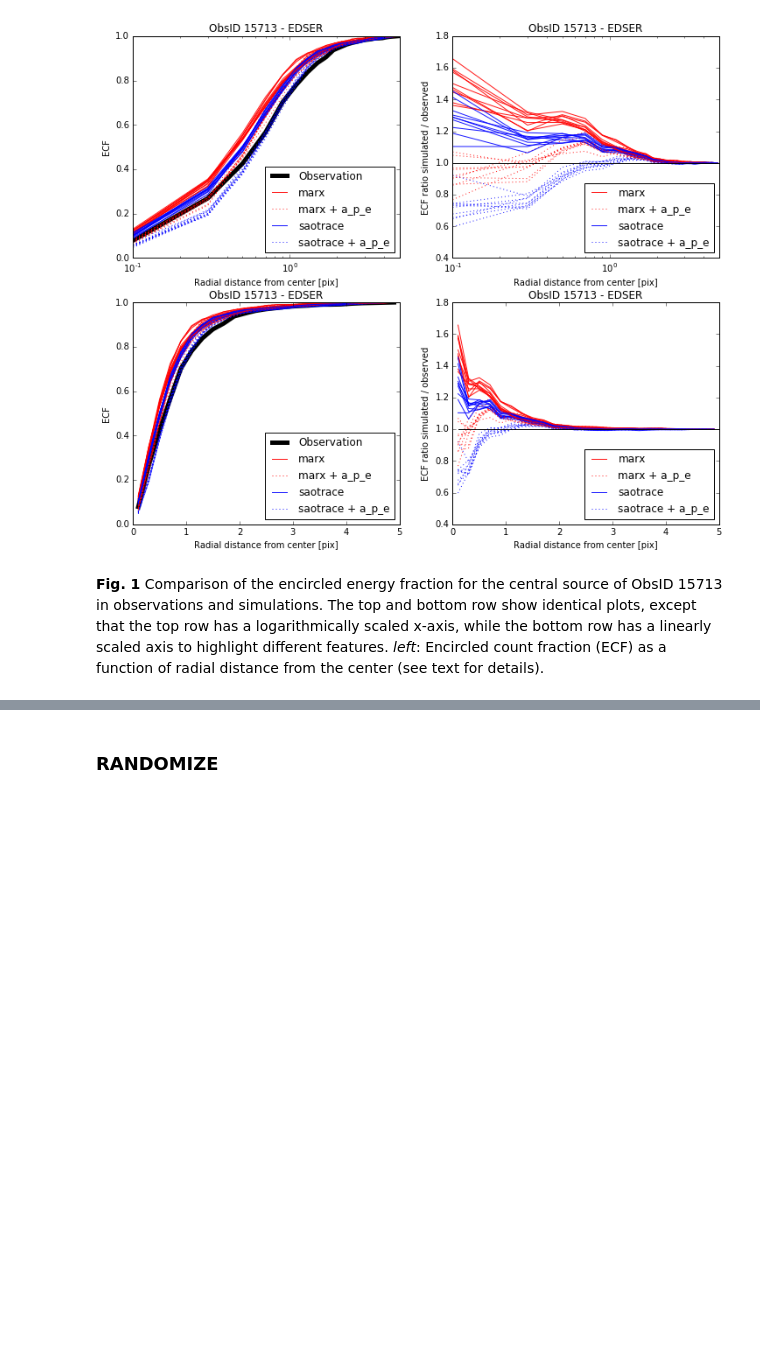
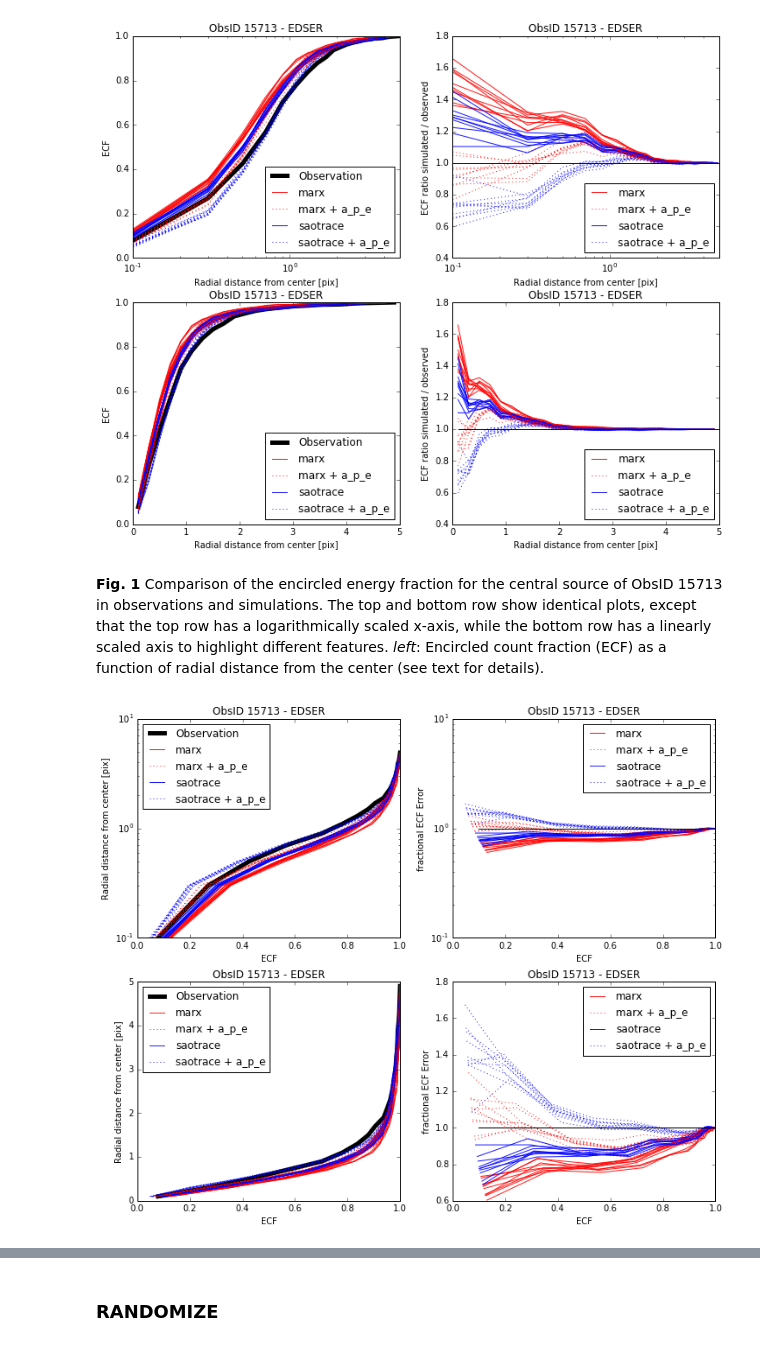
Before and after one commit to Chandra-MARX/marx-test, a Jupyter notebook: notebooks/AspectBlur.ipynb, the cells around one changed output, grey strips where cells are left out. Saved outputs shown, nothing was run; the diff lists cells and outputs as text; code cells hidden in the pictures; blank space fills up the shorter version.

Commit message:
add new plots to notebook

```diff
--- a/notebooks/AspectBlur.ipynb
+++ b/notebooks/AspectBlur.ipynb
@@ -174,3 +242,7 @@ fig = plot44('edser')
 [figure]
 # %% [markdown]
 **Fig. 1** Comparison of the encircled energy fraction for the central source of ObsID 15713 in observations and simulations. The top and bottom row show identical plots, except that the top row has a logarithmically scaled x-axis, while the bottom row has a linearly scaled axis to highlight different features. *left*: Encircled count fraction (ECF) as a function of radial distance from the center (see text for details).
+# %%
+fig = plot44_reverse('edser')
+# %% [output]
+[figure, added]
```
Also changed, not shown: parts of 9 cells of this notebook.
